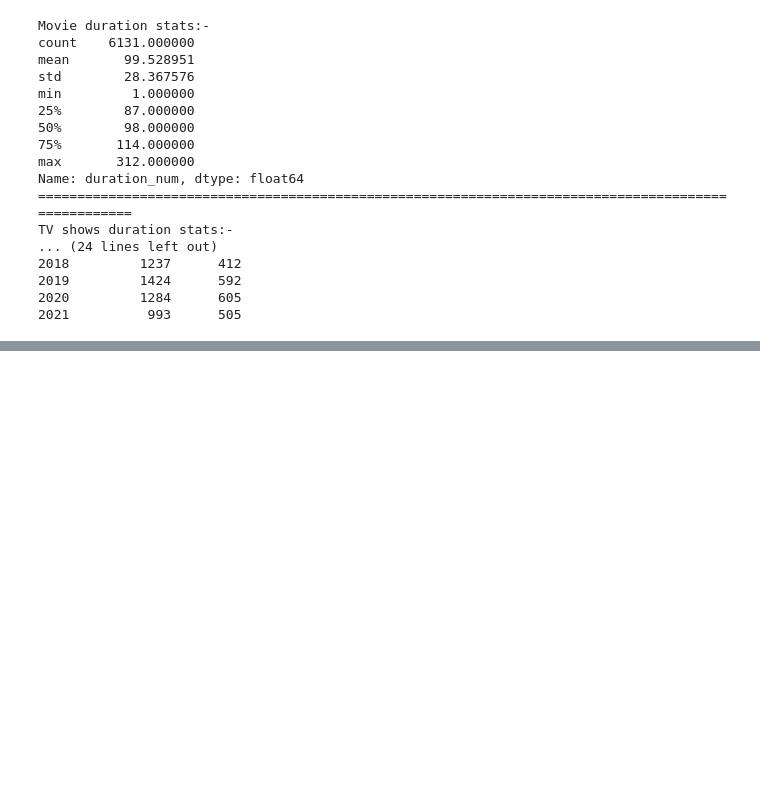
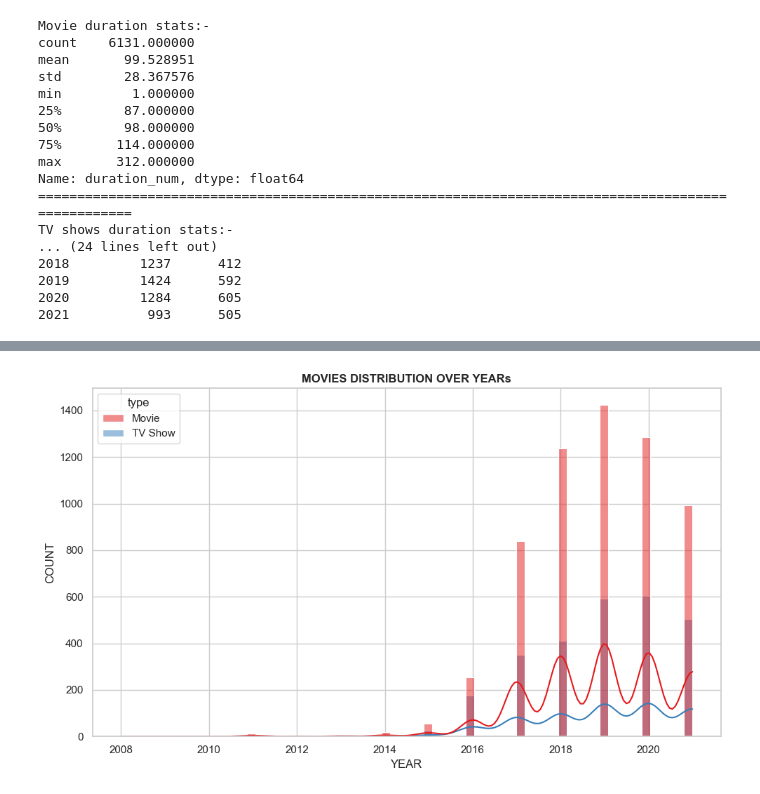
Before and after one commit to Ramcharan-AIML/Matplotlib_Problem_Solving, a Jupyter notebook: Seaborn_Practice.ipynb, the cells around one changed output, grey strips where cells are left out. Cells and saved outputs as stored; diff of their text form; code cells hidden in the pictures; blank space fills up the shorter version.

```diff
--- a/Seaborn_Practice.ipynb
+++ b/Seaborn_Practice.ipynb
@@ -629,0 +705,19 @@ TV shows duration stats:-
+# %%
+# TASK - 3
+
+plt.figure(figsize=(10,6))
+
+sns.histplot(data = df_netflix,x='year_added', hue='type', kde=True, palette='Set1')
+
+plt.title("MOVIES DISTRIBUTION OVER YEARs",fontweight = 'bold')
+plt.xlabel("YEAR")
+plt.ylabel("COUNT")
+
+plt.tight_layout()
+plt.show()
+
+# The netflix came into the picture at 2016, i think many people noticed about netflix
+# But Netflix can increased and spread over the world like boom at 2017 - 2021 and still getting high
+# 2019 year highest recorded distribution of netflix , i think people we addicted to netflix with this hightime
+# %% [output]
+[figure, added]
```
Also changed, not shown: parts of 8 cells of this notebook.
